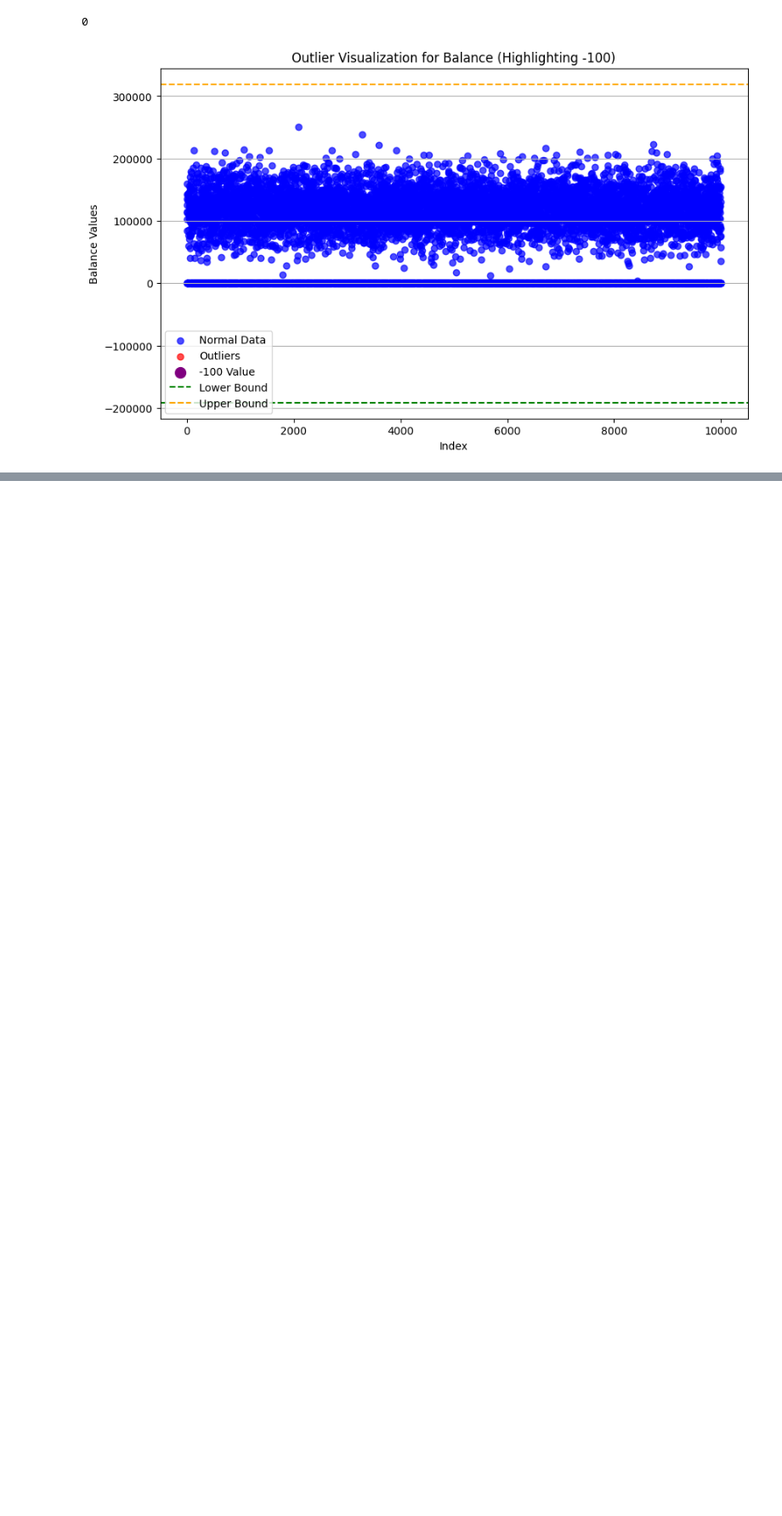
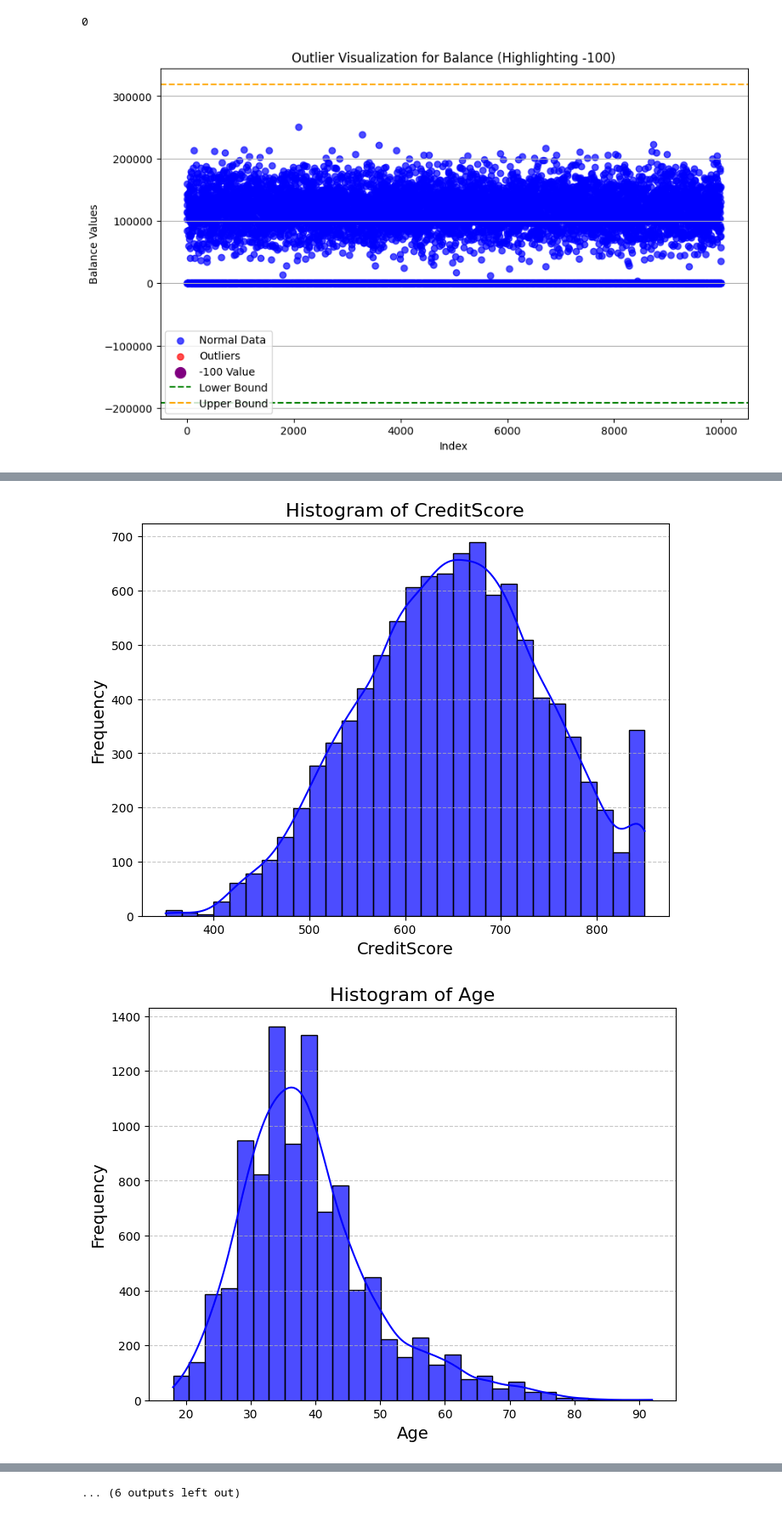
Before and after one commit to Allllisha/ml-predict-churn-datamix-assignment, a Jupyter notebook: notebook/ml_predict_churn_datamix_assignment1.ipynb, the cells around one changed output, grey strips where cells are left out. Shown at 85% size. Saved outputs shown, nothing was run; the diff lists cells and outputs as text; code cells hidden in the pictures; blank space fills up the shorter version.

```diff
--- a/notebook/ml_predict_churn_datamix_assignment1.ipynb
+++ b/notebook/ml_predict_churn_datamix_assignment1.ipynb
@@ -154,0 +289,25 @@ plt.show()
+# %%
+# 数値変数
+numeric_columns = ['CreditScore', 'Age', 'Tenure', 'Balance', 'NumOfProducts', 'EstimatedSalary']
+
+# ヒストグラム
+for col in numeric_columns:
+    plt.figure(figsize=(8, 6))
+    sns.histplot(train_data[col], kde=True, bins=30, color='blue', alpha=0.7)
+    plt.title(f"Histogram of {col}", fontsize=16)
+    plt.xlabel(col, fontsize=14)
+    plt.ylabel("Frequency", fontsize=14)
+    plt.grid(axis='y', linestyle='--', alpha=0.7)
+    plt.show()
+
+# 箱ひげ図
+for col in numeric_columns:
+    plt.figure(figsize=(8, 6))
+    sns.boxplot(data=train_data, y=col, palette="Set3")
+    plt.title(f"Boxplot of {col}", fontsize=16)
+    plt.ylabel(col, fontsize=14)
+    plt.grid(axis='y', linestyle='--', alpha=0.7)
+    plt.show()
+# %% [output]
+[figure, added]
+[figure, added]
@@ -154,0 +330 @@ plt.show()
+... (6 outputs left out)
```
Also changed, not shown: parts of 32 cells of this notebook.
